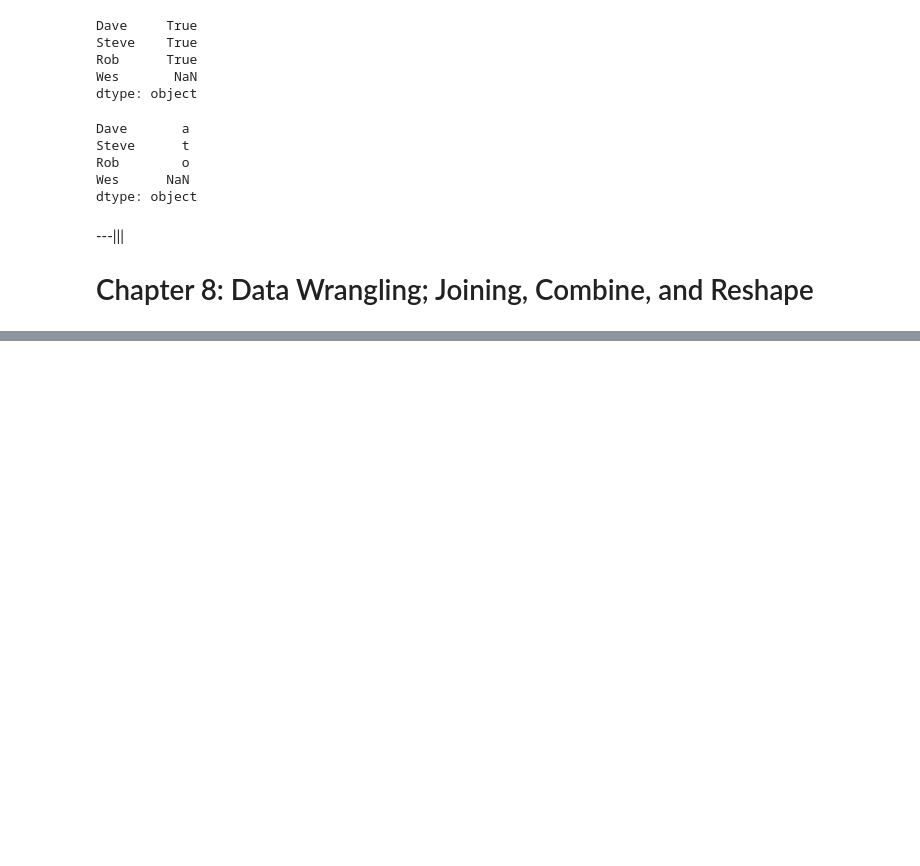
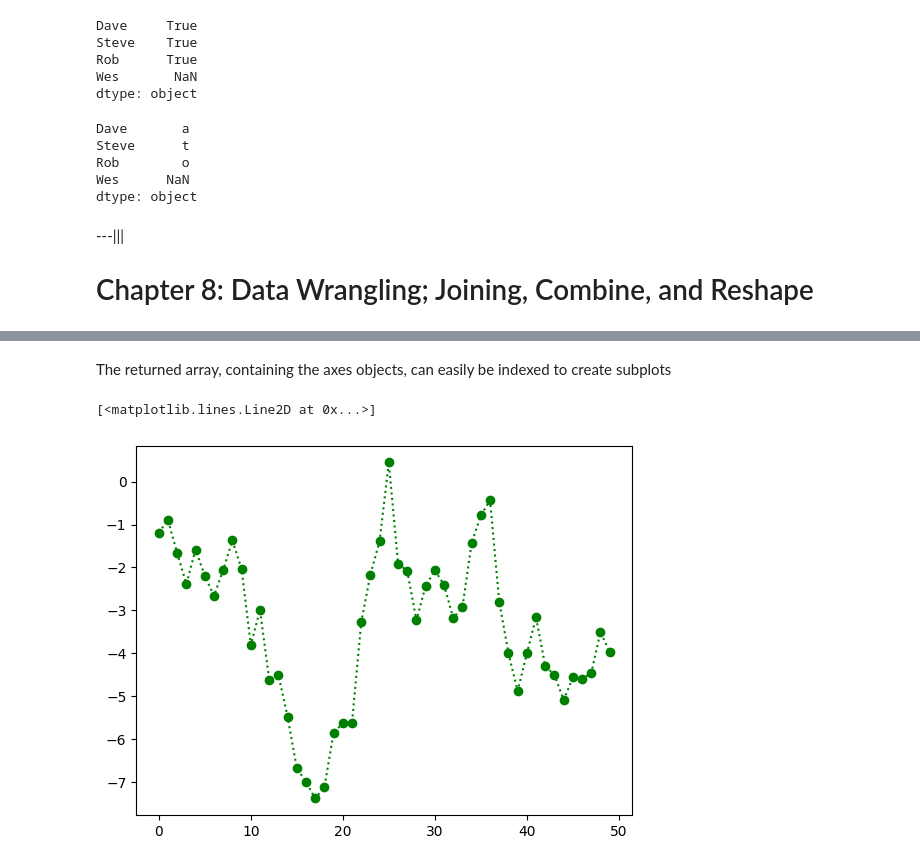
Before and after one commit to morayo0x/data_analysis, a Jupyter notebook: lib/pandas.ipynb, the cells around one changed output, grey strips where cells are left out. Cells and saved outputs as stored; diff of their text form; code cells hidden in the pictures; blank space fills up the shorter version.

```diff
--- a/lib/pandas.ipynb
+++ b/lib/pandas.ipynb
@@ -2034,0 +2179,2 @@ dtype: object
+# %% [markdown]
+The returned array, containing the axes objects, can easily be indexed to create subplots
@@ -2034,0 +2183,6 @@ dtype: object
+# %%
+
+plt.plot(randn(50).cumsum(), color='g', linestyle= ':', marker='o')
+# %% [output]
+[<matplotlib.lines.Line2D at 0x...>]
+[figure, added]
```
Also changed, not shown: parts of 16 cells of this notebook.
